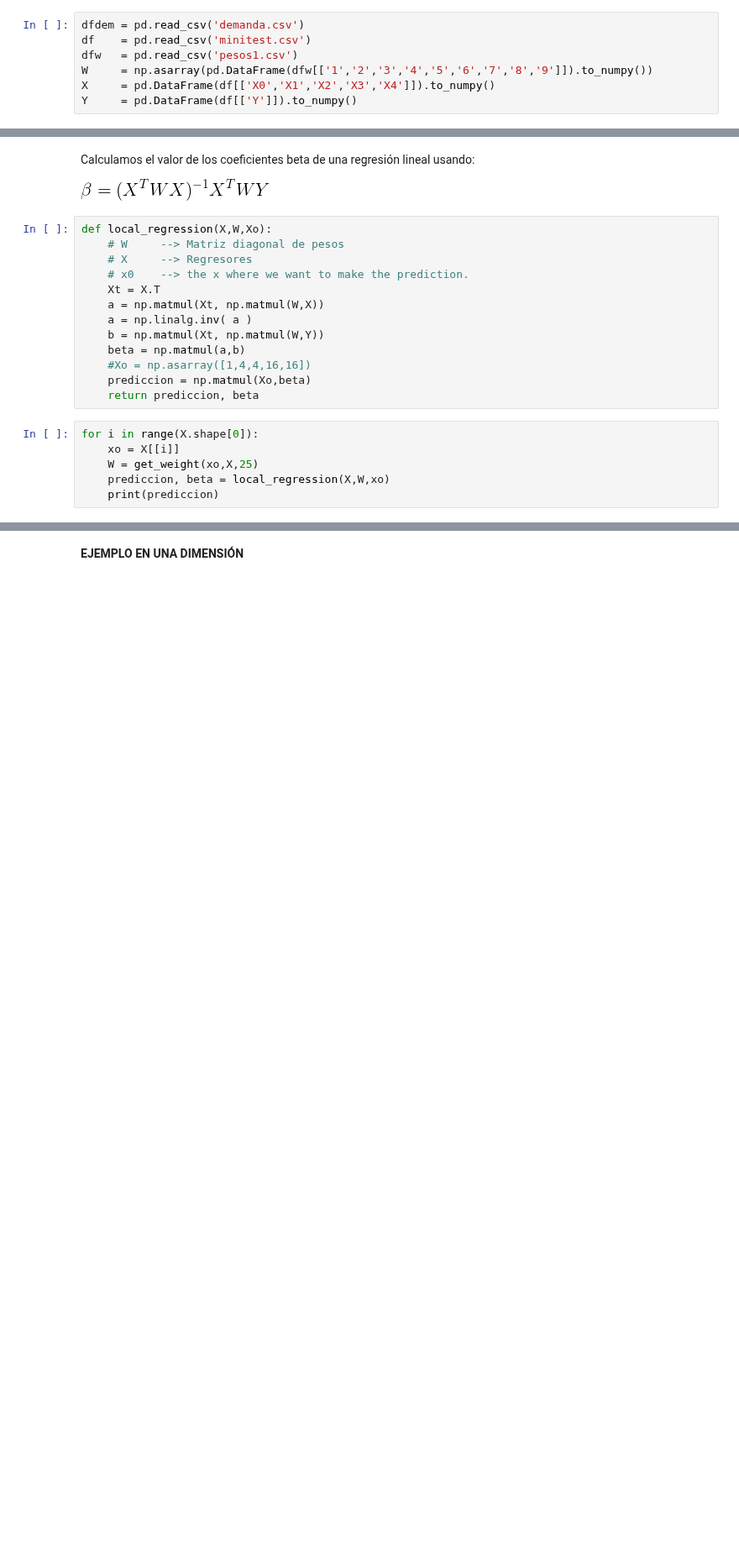
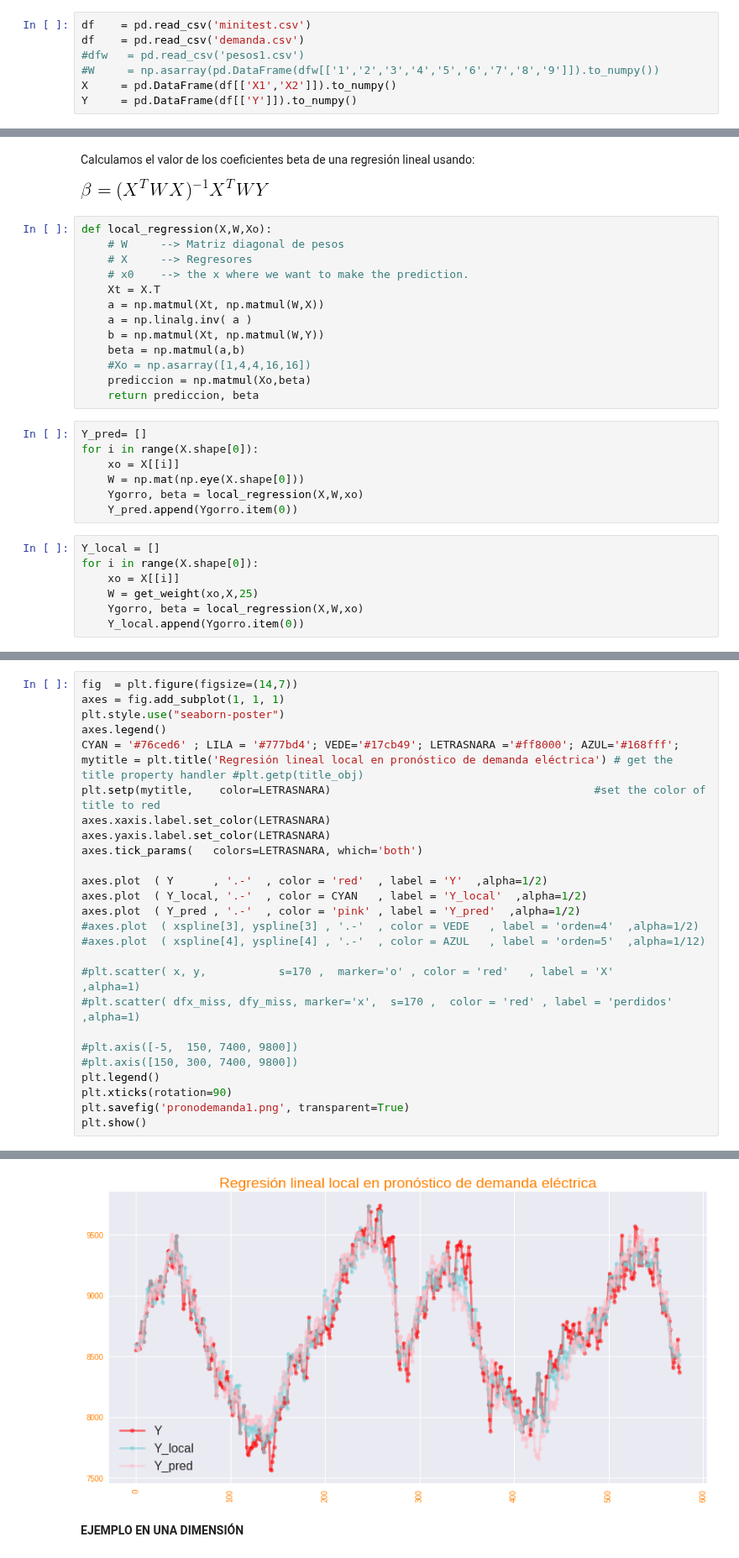
Before and after one commit to urieliram/statistical, a Jupyter notebook: Tarea6.ipynb, the cells around one changed output, grey strips where cells are left out. Shown at 84% size. Drawn from its saved outputs; the diff is of its cells as text; blank space fills up the shorter version.

```diff
--- a/Tarea6.ipynb
+++ b/Tarea6.ipynb
@@ -19,9 +20,9 @@ from scipy.stats.stats import pearsonr
 from sklearn.neighbors import KernelDensity
 from statsmodels.nonparametric.kernel_regression import KernelReg
 # %%
-dfdem = pd.read_csv('demanda.csv')
 df    = pd.read_csv('minitest.csv')
-dfw   = pd.read_csv('pesos1.csv')
-W     = np.asarray(pd.DataFrame(dfw[['1','2','3','4','5','6','7','8','9']]).to_numpy())
-X     = pd.DataFrame(df[['X0','X1','X2','X3','X4']]).to_numpy()
+df    = pd.read_csv('demanda.csv')
+#dfw   = pd.read_csv('pesos1.csv')
+#W     = np.asarray(pd.DataFrame(dfw[['1','2','3','4','5','6','7','8','9']]).to_numpy())
+X     = pd.DataFrame(df[['X1','X2']]).to_numpy()
 Y     = pd.DataFrame(df[['Y']]).to_numpy()
@@ -90,9 +69,17 @@ def local_regression(X,W,Xo):
     #Xo = np.asarray([1,4,4,16,16])
     prediccion = np.matmul(Xo,beta)
     return prediccion, beta
+# %%
+Y_pred= []
+for i in range(X.shape[0]):
+    xo = X[[i]]
+    W = np.mat(np.eye(X.shape[0]))
+    Ygorro, beta = local_regression(X,W,xo)
+    Y_pred.append(Ygorro.item(0))
 # %%
+Y_local = []
 for i in range(X.shape[0]):
     xo = X[[i]]
     W = get_weight(xo,X,25)
-    prediccion, beta = local_regression(X,W,xo)
-    print(prediccion)
+    Ygorro, beta = local_regression(X,W,xo)
+    Y_local.append(Ygorro.item(0))
@@ -108,0 +110,28 @@ for i in range(X.shape[0]):
+# %%
+fig  = plt.figure(figsize=(14,7))
+axes = fig.add_subplot(1, 1, 1)
+plt.style.use("seaborn-poster")
+axes.legend()
+CYAN = '#76ced6' ; LILA = '#777bd4'; VEDE='#17cb49'; LETRASNARA ='#ff8000'; AZUL='#168fff';
+mytitle = plt.title('Regresión lineal local en pronóstico de demanda eléctrica') # get the title property handler #plt.getp(title_obj)
+plt.setp(mytitle,    color=LETRASNARA)                                        #set the color of title to red
+axes.xaxis.label.set_color(LETRASNARA)
+axes.yaxis.label.set_color(LETRASNARA)
+axes.tick_params(   colors=LETRASNARA, which='both')
+
+axes.plot  ( Y      , '.-'  , color = 'red'  , label = 'Y'  ,alpha=1/2)
+axes.plot  ( Y_local, '.-'  , color = CYAN   , label = 'Y_local'  ,alpha=1/2)
+axes.plot  ( Y_pred , '.-'  , color = 'pink' , label = 'Y_pred'  ,alpha=1/2)
+#axes.plot  ( xspline[3], yspline[3] , '.-'  , color = VEDE   , label = 'orden=4'  ,alpha=1/2)
+#axes.plot  ( xspline[4], yspline[4] , '.-'  , color = AZUL   , label = 'orden=5'  ,alpha=1/12)
+
+#plt.scatter( x, y,           s=170 ,  marker='o' , color = 'red'   , label = 'X'        ,alpha=1)
+#plt.scatter( dfx_miss, dfy_miss, marker='x',  s=170 ,  color = 'red' , label = 'perdidos' ,alpha=1)
+
+#plt.axis([-5,  150, 7400, 9800])
+#plt.axis([150, 300, 7400, 9800])
+plt.legend()
+plt.xticks(rotation=90)
+plt.savefig('pronodemanda1.png', transparent=True)
+plt.show()
+# %% [output]
@@ -109,3 +139,4 @@ for i in range(X.shape[0]):
+[figure, added]
 # %% [markdown]
 **EJEMPLO EN UNA DIMENSIÓN**
 # %%
```
Also changed, not shown: parts of 12 cells of this notebook.
